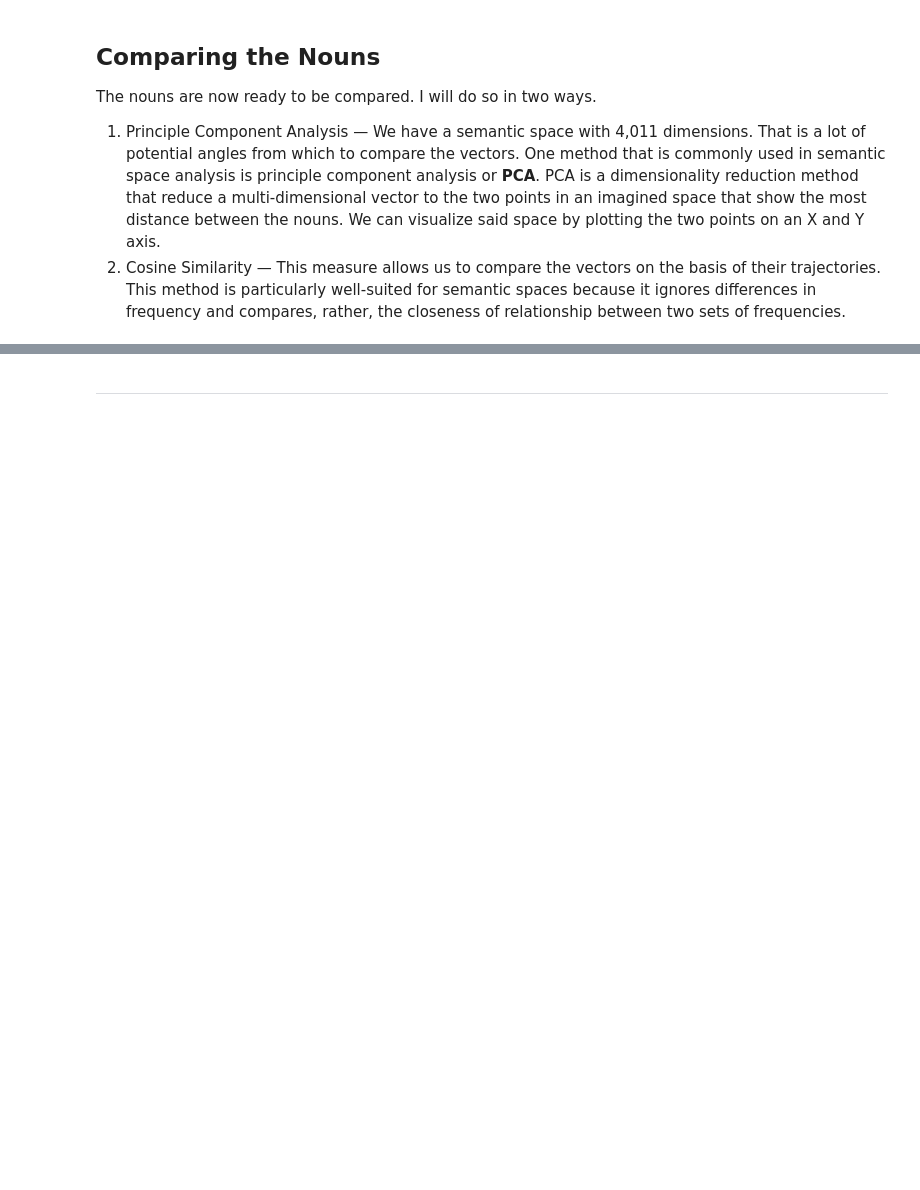
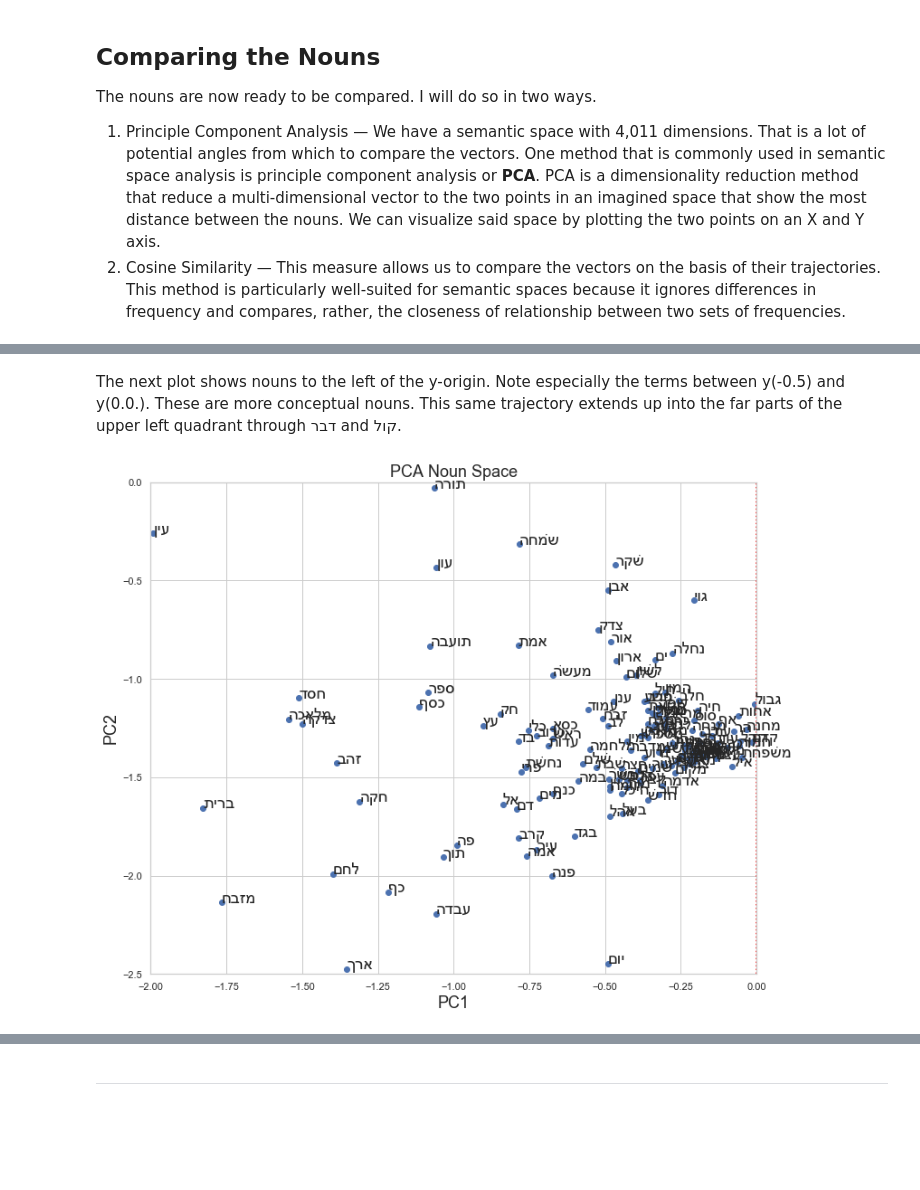
Before and after one commit to codykingham/noun_semantics, a Jupyter notebook: analysis/noun_semantics.ipynb, the cells around one changed output, grey strips where cells are left out. Drawn from its saved outputs; the diff is of its cells as text; code cells hidden in the pictures; blank space fills up the shorter version.

```diff
--- a/analysis/noun_semantics.ipynb
+++ b/analysis/noun_semantics.ipynb
@@ -576,0 +637,6 @@ The nouns are now ready to be compared. I will do so in two ways.
+# %% [markdown]
+The next plot shows nouns to the left of the y-origin. Note especially the terms between y(-0.5) and y(0.0.). These are more conceptual nouns. This same trajectory extends up into the far parts of the upper left quadrant through דבר and קול.
+# %%
+plot_PCA(pca_nouns, zoom=((-2, 0, -2.5, 0)))
+# %% [output]
+[figure, added]
```
Also changed, not shown: parts of 13 cells of this notebook.
